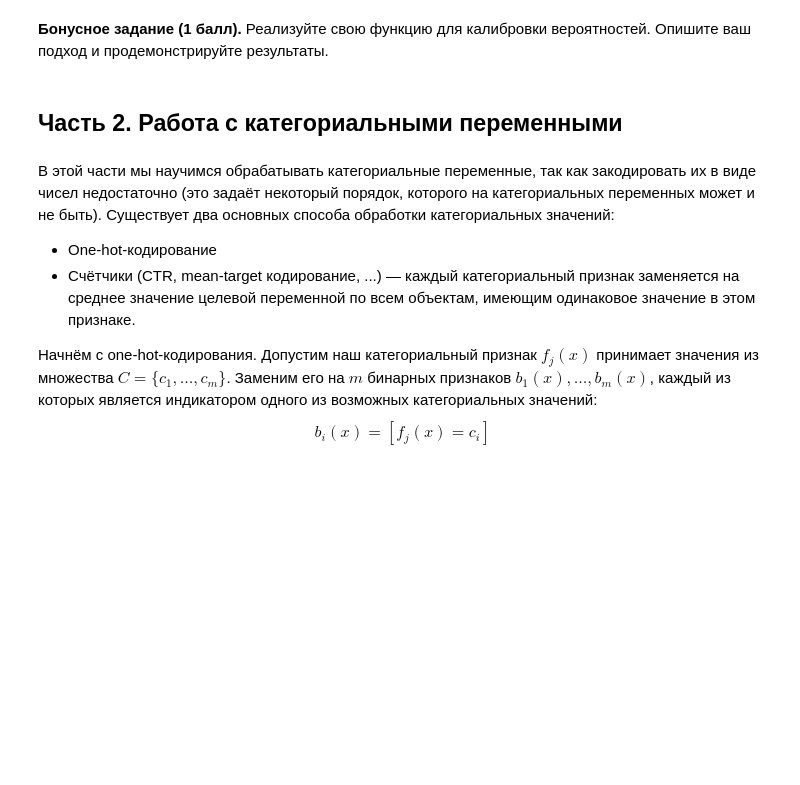
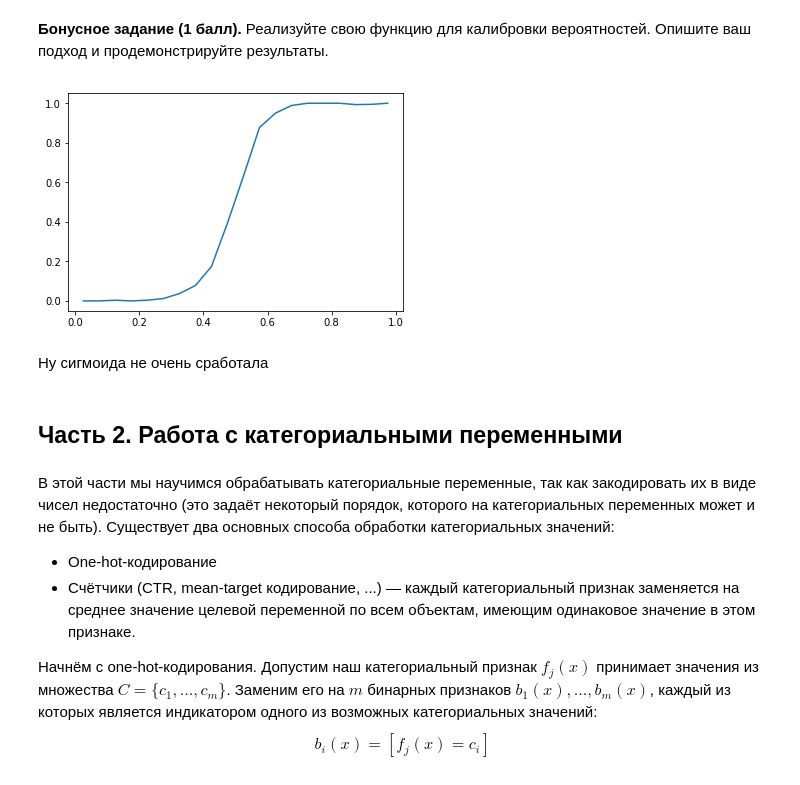
Before and after one commit to Mikhail-off/ML2018, a Jupyter notebook: HW4/homework-practice-04.ipynb, the cells around one changed output. Drawn from its saved outputs; the diff is of its cells as text; code cells hidden in the pictures; blank space fills up the shorter version.

```diff
--- a/HW4/homework-practice-04.ipynb
+++ b/HW4/homework-practice-04.ipynb
@@ -199,3 +226,14 @@ __Бонусное задание (1 балл).__ Реализуйте свою
+# %%
+from scipy.special import expit
+def calibrate(y_pred):
+    return expit(y_pred)
+# %%
+svc.fit(x_train, y_train)
+plot_calibration_curve(y_test, calibrate(svc.decision_function(x_test)))
+# %% [output]
+[figure, added]
+# %% [markdown]
+Ну сигмоида не очень сработала
 # %% [markdown]
 ## Часть 2. Работа с категориальными переменными
 # %% [markdown]
```
Also changed, not shown: parts of 9 cells of this notebook.
